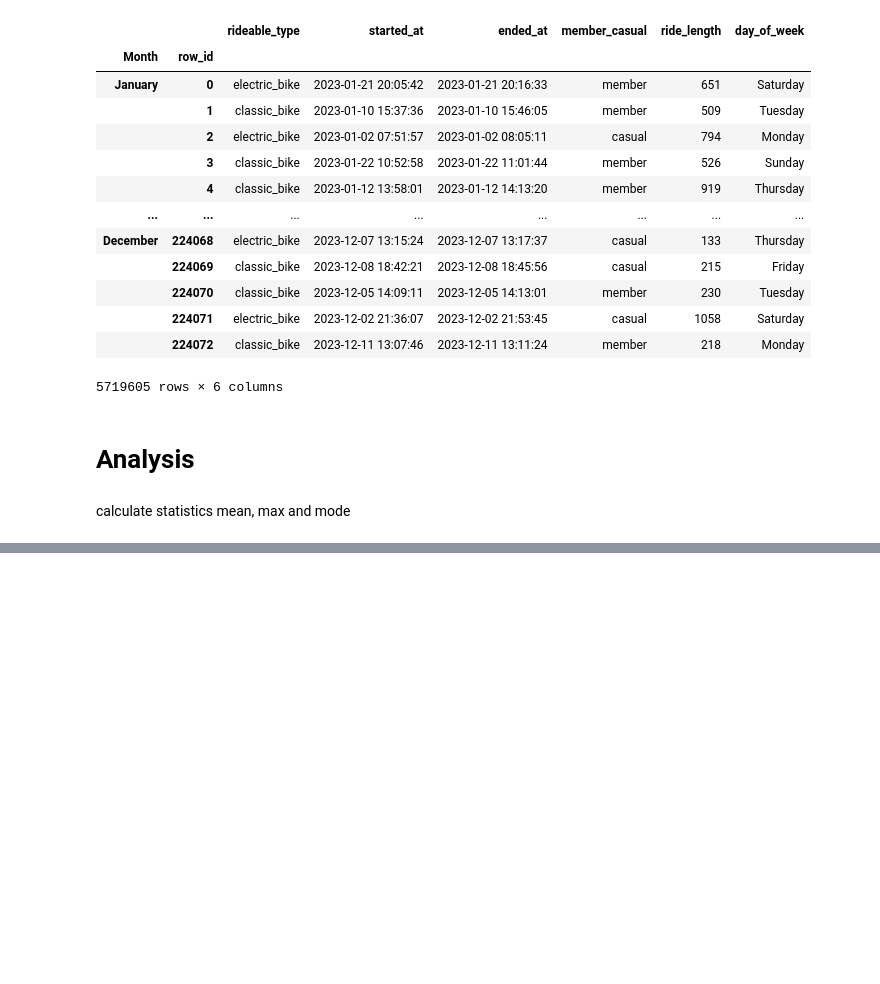
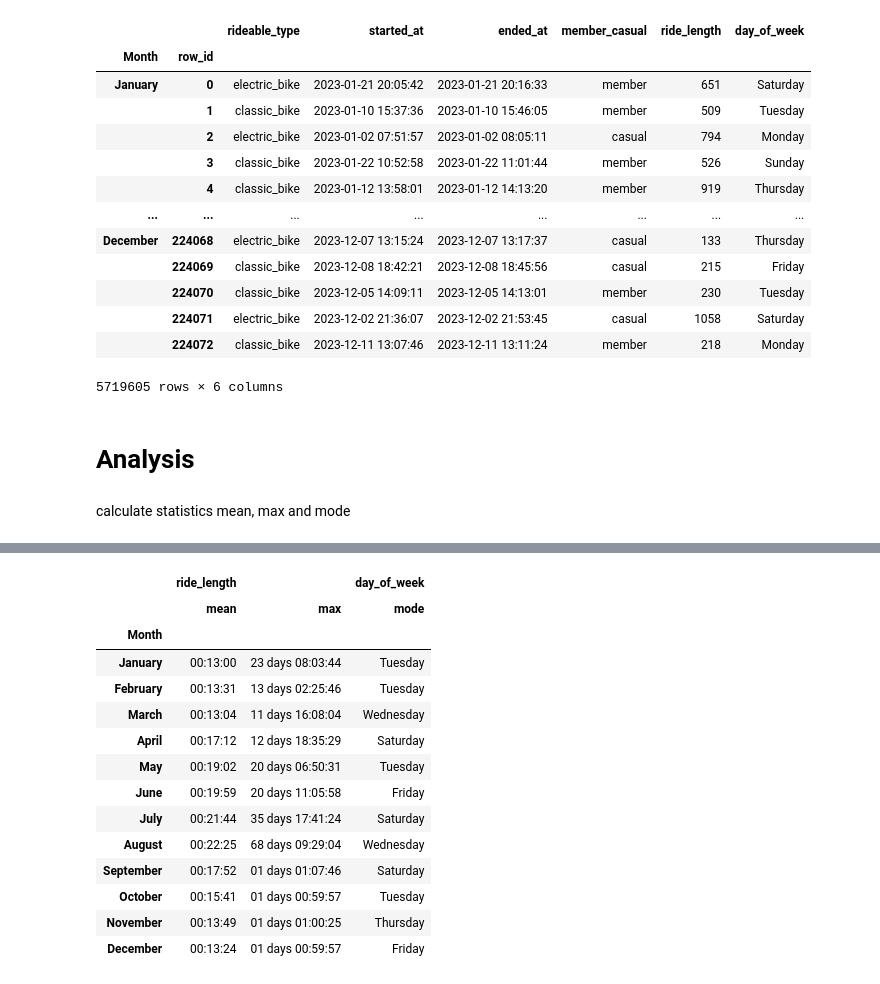
Before and after one commit to SummerKassem/BikeShareCS, a Jupyter notebook: Code/bike_share_analysis.ipynb, the cells around one changed output, grey strips where cells are left out. Saved outputs shown, nothing was run; the diff lists cells and outputs as text; code cells hidden in the pictures; blank space fills up the shorter version.

```diff
--- a/Code/bike_share_analysis.ipynb
+++ b/Code/bike_share_analysis.ipynb
@@ -535,0 +516,21 @@ Year 2023: 0:16:44  68 day 09:29:04
+# %%
+#22
+df, stats = mean_max_mode(prepared_data)
+display(df)
+print(f"\033[1mYear 2023: {stats[0]}  {stats[1]} \t{stats[2]} \t\033[0m")
+# %% [output]
+|  | ride_length |  | day_of_week |
+|  | mean | max | mode |
+| Month |  |  |  |
+| January | 00:13:00 | 23 days 08:03:44 | Tuesday |
+| February | 00:13:31 | 13 days 02:25:46 | Tuesday |
+| March | 00:13:04 | 11 days 16:08:04 | Wednesday |
+| April | 00:17:12 | 12 days 18:35:29 | Saturday |
+| May | 00:19:02 | 20 days 06:50:31 | Tuesday |
+| June | 00:19:59 | 20 days 11:05:58 | Friday |
+| July | 00:21:44 | 35 days 17:41:24 | Saturday |
+| August | 00:22:25 | 68 days 09:29:04 | Wednesday |
+| September | 00:17:52 | 01 days 01:07:46 | Saturday |
+| October | 00:15:41 | 01 days 00:59:57 | Tuesday |
+| November | 00:13:49 | 01 days 01:00:25 | Thursday |
+| December | 00:13:24 | 01 days 00:59:57 | Friday |
```
Also changed, not shown: parts of 12 cells of this notebook, 9 other files.
